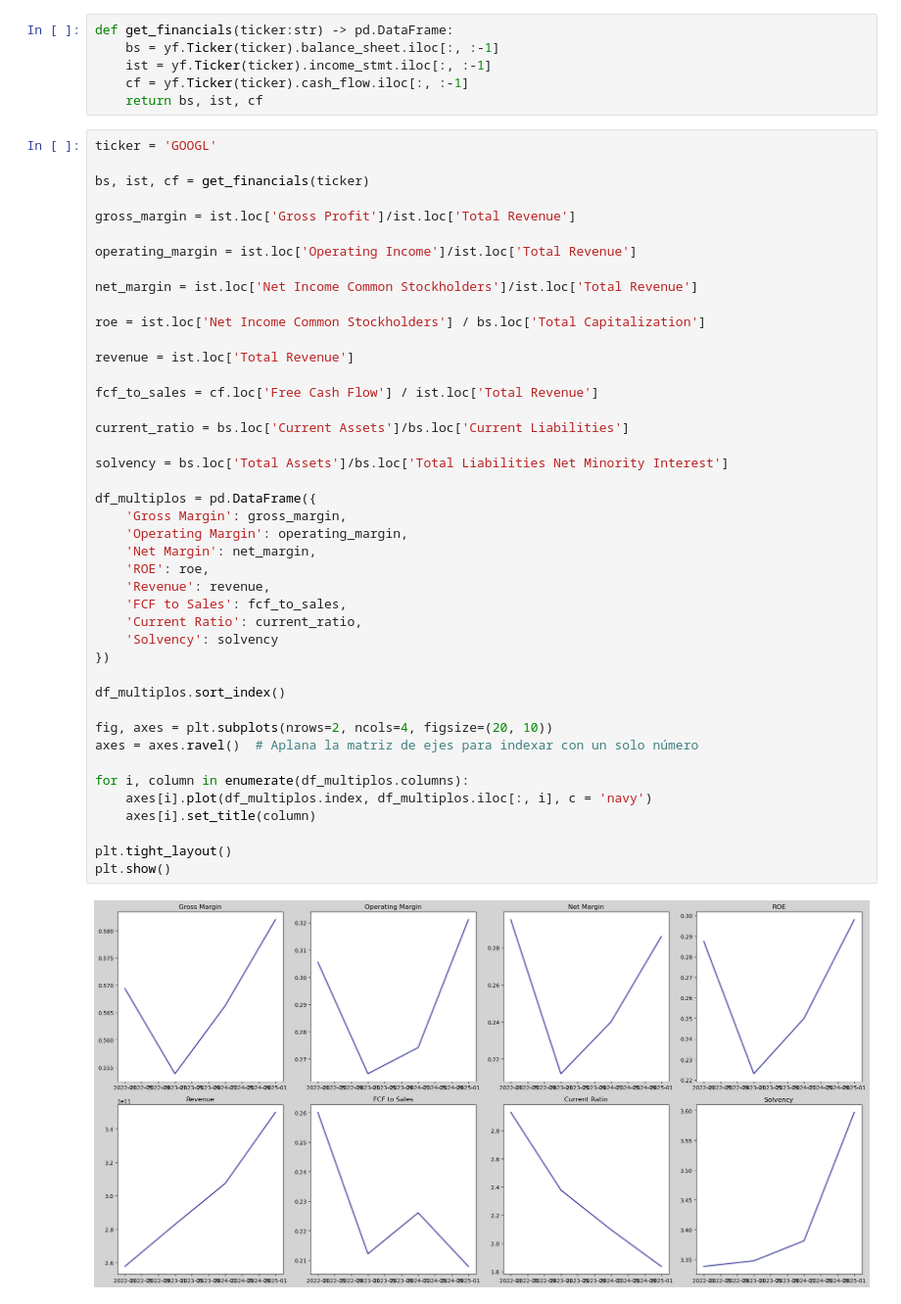
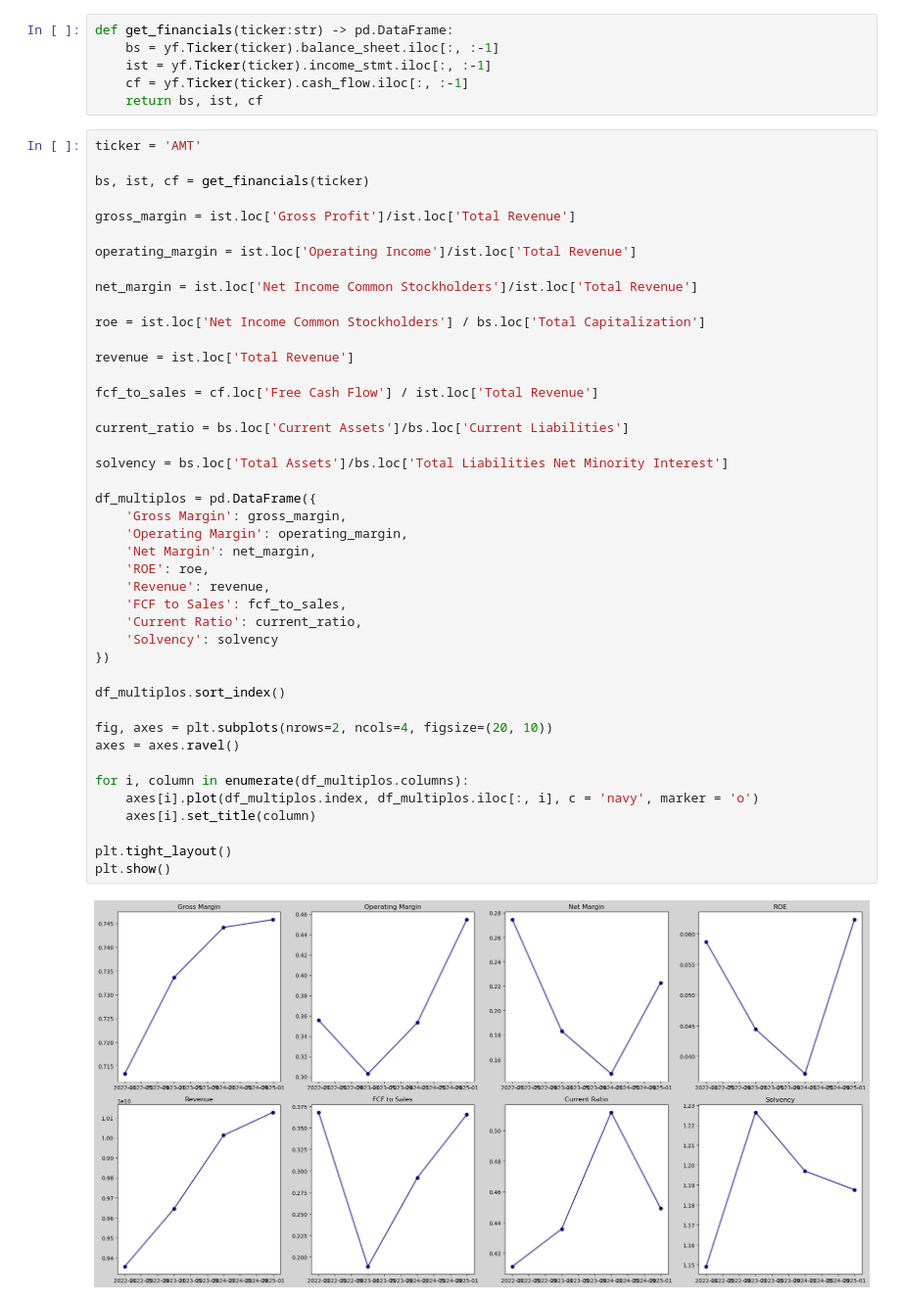
Before and after one commit to zayo1511/AdminDeRiesgos, a Jupyter notebook: Proyecto/multiplos.ipynb, the cells around one changed output. Shown: that part at 98% size. Saved outputs shown, nothing was run; the diff lists cells and outputs as text.

Commit message:
marker

```diff
--- a/Proyecto/multiplos.ipynb
+++ b/Proyecto/multiplos.ipynb
@@ -12,7 +12,7 @@ def get_financials(ticker:str) -> pd.DataFrame:
     cf = yf.Ticker(ticker).cash_flow.iloc[:, :-1]
     return bs, ist, cf
 # %%
-ticker = 'GOOGL'
+ticker = 'AMT'
 
 bs, ist, cf = get_financials(ticker)
 
@@ -26,33 +26,33 @@ roe = ist.loc['Net Income Common Stockholders'] / bs.loc['Total Capitalization']
 
 revenue = ist.loc['Total Revenue']
 
 fcf_to_sales = cf.loc['Free Cash Flow'] / ist.loc['Total Revenue']
 
 current_ratio = bs.loc['Current Assets']/bs.loc['Current Liabilities']
 
 solvency = bs.loc['Total Assets']/bs.loc['Total Liabilities Net Minority Interest']
 
 df_multiplos = pd.DataFrame({
     'Gross Margin': gross_margin,
     'Operating Margin': operating_margin,
     'Net Margin': net_margin,
     'ROE': roe,
     'Revenue': revenue,
     'FCF to Sales': fcf_to_sales,
     'Current Ratio': current_ratio,
     'Solvency': solvency
 })
 
 df_multiplos.sort_index()
 
 fig, axes = plt.subplots(nrows=2, ncols=4, figsize=(20, 10))
-axes = axes.ravel()  # Aplana la matriz de ejes para indexar con un solo número
+axes = axes.ravel()
 
 for i, column in enumerate(df_multiplos.columns):
-    axes[i].plot(df_multiplos.index, df_multiplos.iloc[:, i], c = 'navy')
+    axes[i].plot(df_multiplos.index, df_multiplos.iloc[:, i], c = 'navy', marker = 'o')
     axes[i].set_title(column)
 
 plt.tight_layout()
 plt.show()
 # %% [output]
-[figure, old version]
+[figure, new version]
```
